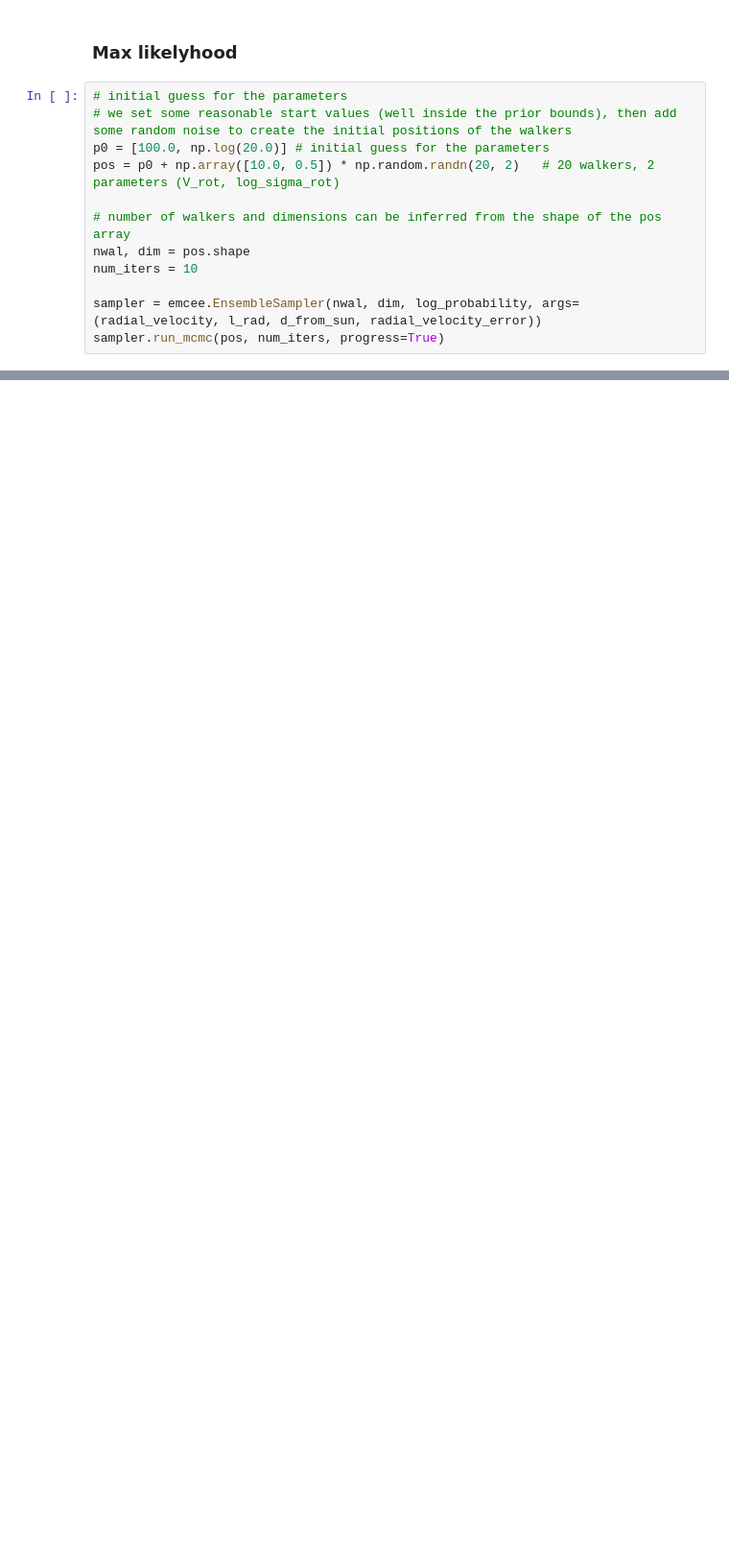
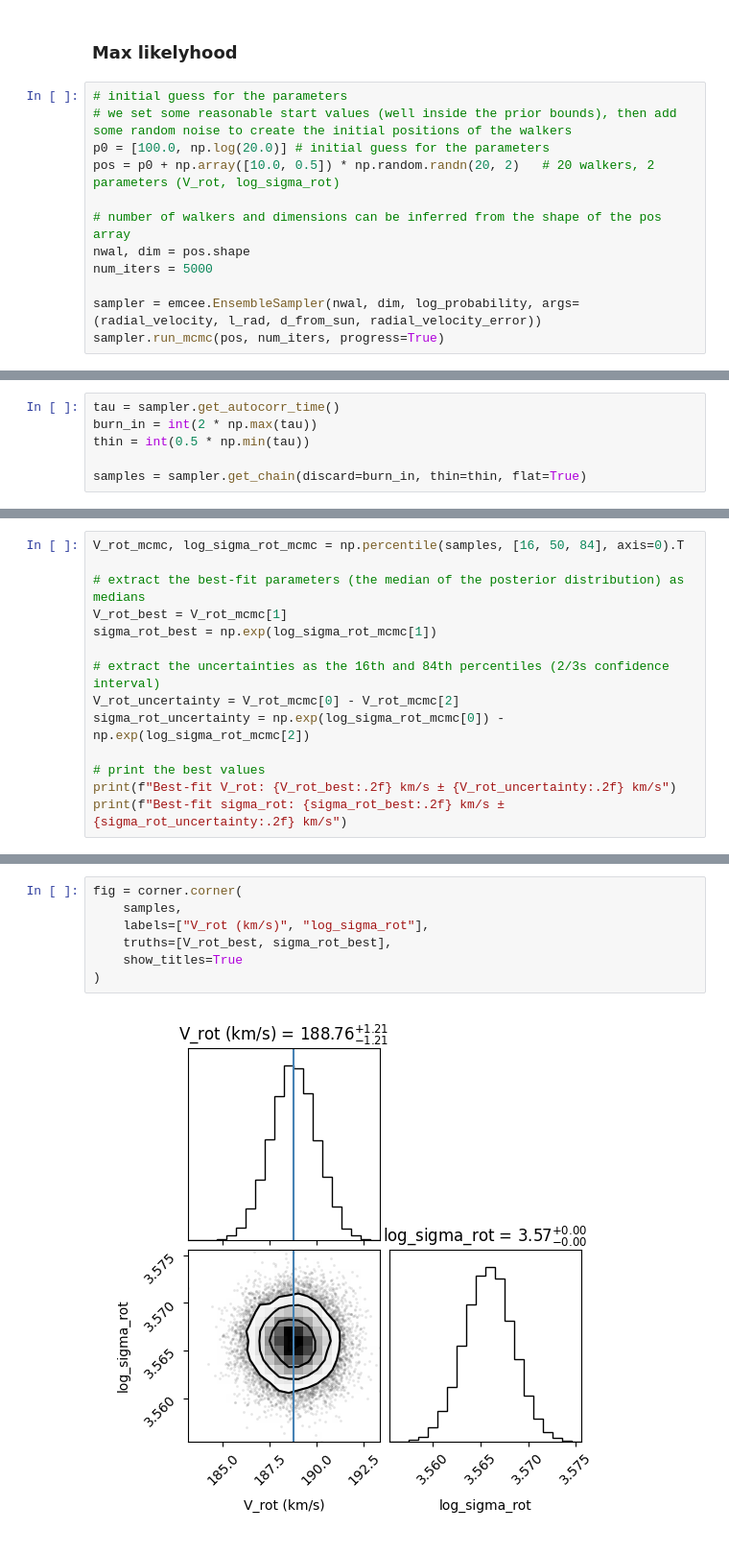
Before and after one commit to Lvetto/modellizzazione_dati, a Jupyter notebook: Gaia.ipynb, the cells around one changed output, grey strips where cells are left out. Shown at 96% size. Saved outputs shown, nothing was run; the diff lists cells and outputs as text; blank space fills up the shorter version.

```diff
--- a/Gaia.ipynb
+++ b/Gaia.ipynb
@@ -168,7 +170,7 @@ pos = p0 + np.array([10.0, 0.5]) * np.random.randn(20, 2)   # 20 walkers, 2 para
 
 # number of walkers and dimensions can be inferred from the shape of the pos array
 nwal, dim = pos.shape
-num_iters = 10
+num_iters = 5000
 
 sampler = emcee.EnsembleSampler(nwal, dim, log_probability, args=(radial_velocity, l_rad, d_from_sun, radial_velocity_error))
 sampler.run_mcmc(pos, num_iters, progress=True)
@@ -192,0 +199,6 @@ State([[140.56790955   3.6346576 ]
+# %%
+tau = sampler.get_autocorr_time()
+burn_in = int(2 * np.max(tau))
+thin = int(0.5 * np.min(tau))
+
+samples = sampler.get_chain(discard=burn_in, thin=thin, flat=True)
@@ -192,0 +208,14 @@ State([[140.56790955   3.6346576 ]
+# %%
+V_rot_mcmc, log_sigma_rot_mcmc = np.percentile(samples, [16, 50, 84], axis=0).T
+
+# extract the best-fit parameters (the median of the posterior distribution) as medians
+V_rot_best = V_rot_mcmc[1]
+sigma_rot_best = np.exp(log_sigma_rot_mcmc[1])
+
+# extract the uncertainties as the 16th and 84th percentiles (2/3s confidence interval)
+V_rot_uncertainty = V_rot_mcmc[0] - V_rot_mcmc[2]
+sigma_rot_uncertainty = np.exp(log_sigma_rot_mcmc[0]) - np.exp(log_sigma_rot_mcmc[2])
+
+# print the best values
+print(f"Best-fit V_rot: {V_rot_best:.2f} km/s ± {V_rot_uncertainty:.2f} km/s")
+print(f"Best-fit sigma_rot: {sigma_rot_best:.2f} km/s ± {sigma_rot_uncertainty:.2f} km/s")
@@ -192,0 +227,9 @@ State([[140.56790955   3.6346576 ]
+# %%
+fig = corner.corner(
+    samples,
+    labels=["V_rot (km/s)", "log_sigma_rot"],
+    truths=[V_rot_best, sigma_rot_best],
+    show_titles=True
+)
+# %% [output]
+[figure, added]
```
Also changed, not shown: parts of 12 cells of this notebook, 1 other file.
